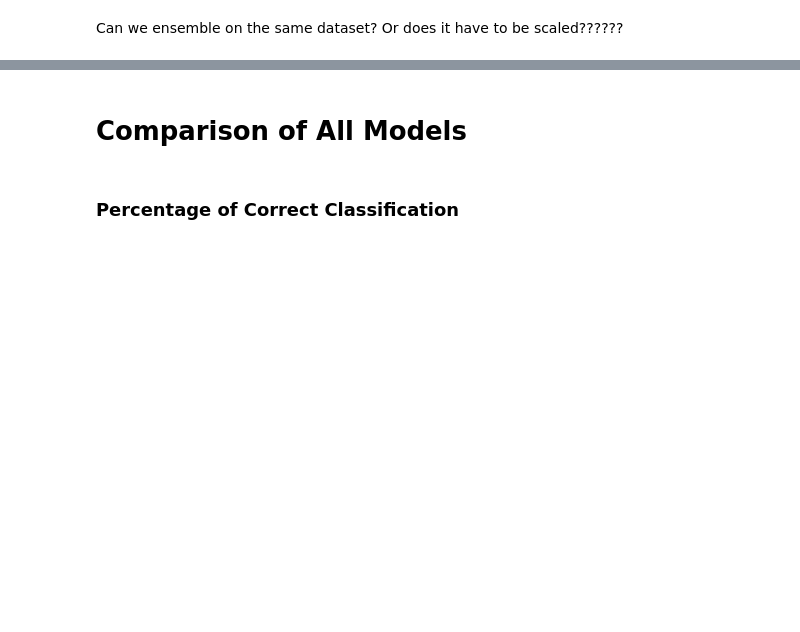
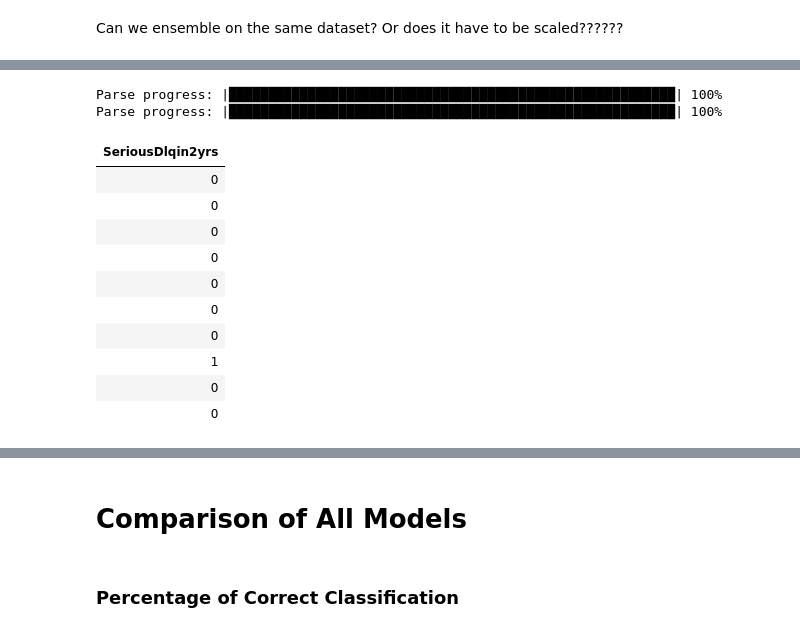
Before and after one commit to abender14/Blockchain-Capstone, a Jupyter notebook: CAPSTONE/ML_Model.ipynb, the cells around one changed output, grey strips where cells are left out. Cells and saved outputs as stored; diff of their text form; code cells hidden in the pictures; blank space fills up the shorter version.

```diff
--- a/CAPSTONE/ML_Model.ipynb
+++ b/CAPSTONE/ML_Model.ipynb
@@ -864,0 +906,21 @@ Can we ensemble on the same dataset? Or does it have to be scaled??????
+# %%
+# convert our data to h20Frame, an alternative to pandas datatables
+h2o_train_data = h2o.H2OFrame(scaledxTrain)
+h2o_test_data = h2o.H2OFrame(scaledyTrain)
+# %% [output]
+Parse progress: |█████████████████████████████████████████████████████████| 100%
+Parse progress: |█████████████████████████████████████████████████████████| 100%
+# %%
+h2o_test_data
+# %% [output]
+| SeriousDlqin2yrs |
+| 0 |
+| 0 |
+| 0 |
+| 0 |
+| 0 |
+| 0 |
+| 0 |
+| 1 |
+| 0 |
+| 0 |
```
Also changed, not shown: parts of 67 cells of this notebook, 2 other files.
